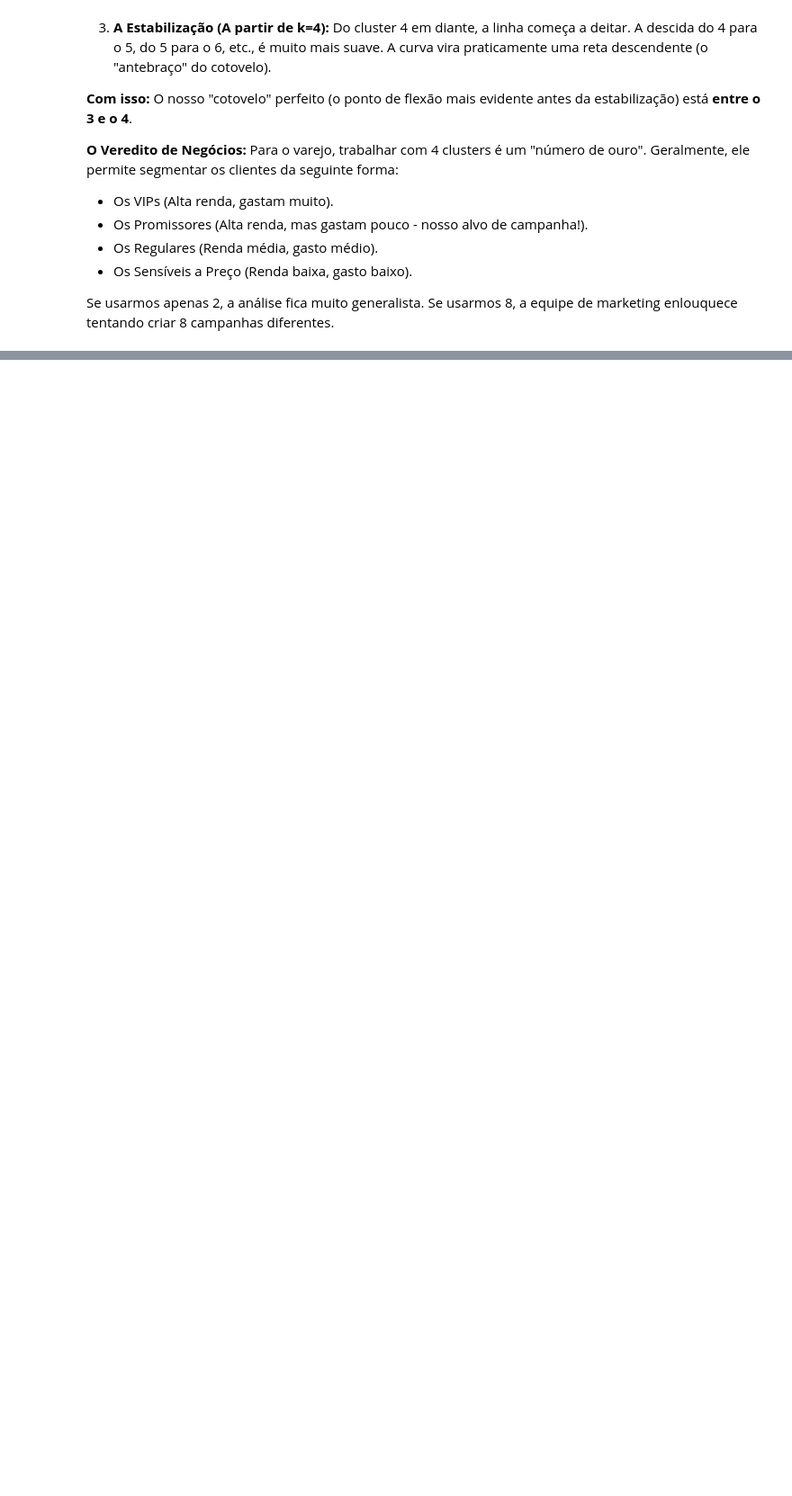
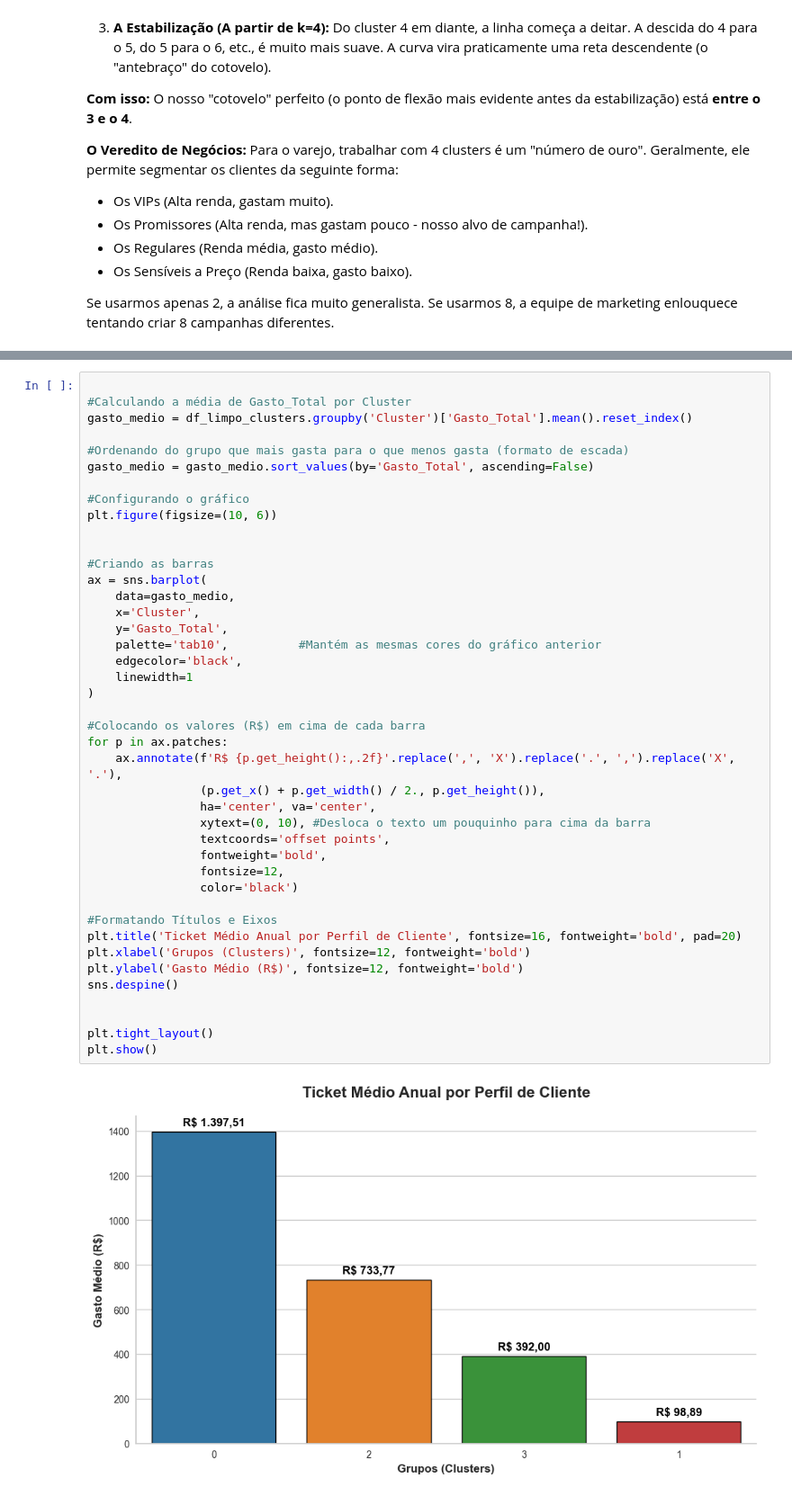
Before and after one commit to felipetamiozzo/customer-segmentation-kmeans, a Jupyter notebook: notebooks/customer_segmentation.ipynb, the cells around one changed output, grey strips where cells are left out. Shown at 90% size. Drawn from its saved outputs; the diff is of its cells as text; blank space fills up the shorter version.

```diff
--- a/notebooks/customer_segmentation.ipynb
+++ b/notebooks/customer_segmentation.ipynb
@@ -1155,0 +1280,44 @@ Exemplo dos dados comprimidos em 3D:
+# %%
+
+#Calculando a média de Gasto_Total por Cluster
+gasto_medio = df_limpo_clusters.groupby('Cluster')['Gasto_Total'].mean().reset_index()
+
+#Ordenando do grupo que mais gasta para o que menos gasta (formato de escada)
+gasto_medio = gasto_medio.sort_values(by='Gasto_Total', ascending=False)
+
+#Configurando o gráfico
+plt.figure(figsize=(10, 6))
+
+
+#Criando as barras
+ax = sns.barplot(
+    data=gasto_medio,
+    x='Cluster',
+    y='Gasto_Total',
+    palette='tab10',          #Mantém as mesmas cores do gráfico anterior
+    edgecolor='black',
+    linewidth=1
+)
+
+#Colocando os valores (R$) em cima de cada barra
+for p in ax.patches:
+    ax.annotate(f'R$ {p.get_height():,.2f}'.replace(',', 'X').replace('.', ',').replace('X', '.'),
+                (p.get_x() + p.get_width() / 2., p.get_height()),
+                ha='center', va='center',
+                xytext=(0, 10), #Desloca o texto um pouquinho para cima da barra
+                textcoords='offset points',
+                fontweight='bold',
+                fontsize=12,
+                color='black')
+
+#Formatando Títulos e Eixos
+plt.title('Ticket Médio Anual por Perfil de Cliente', fontsize=16, fontweight='bold', pad=20)
+plt.xlabel('Grupos (Clusters)', fontsize=12, fontweight='bold')
+plt.ylabel('Gasto Médio (R$)', fontsize=12, fontweight='bold')
+sns.despine()
+
+
+plt.tight_layout()
+plt.show()
+# %% [output]
+[figure, added]
```
Also changed, not shown: parts of 22 cells of this notebook.
